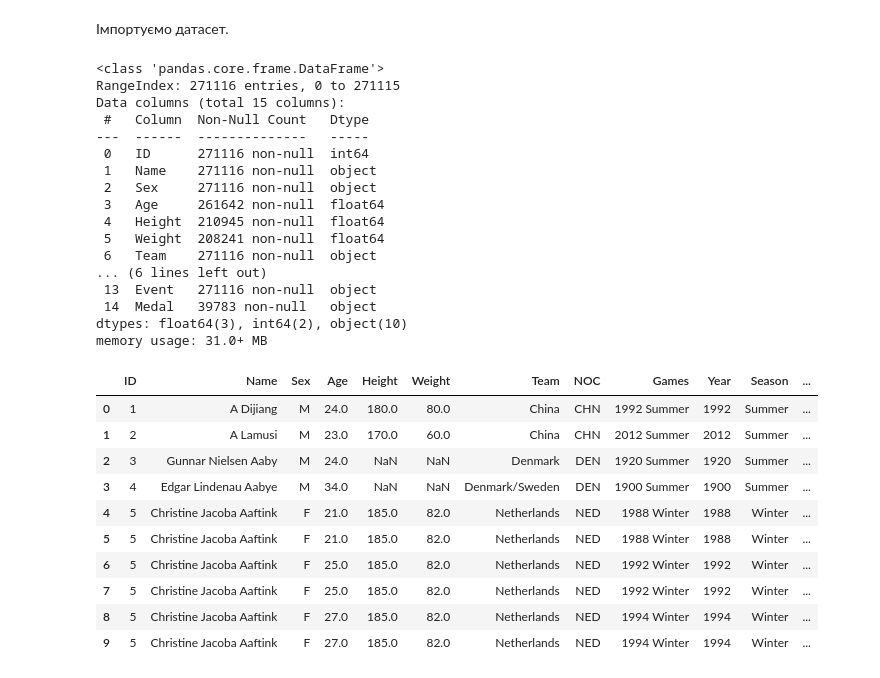
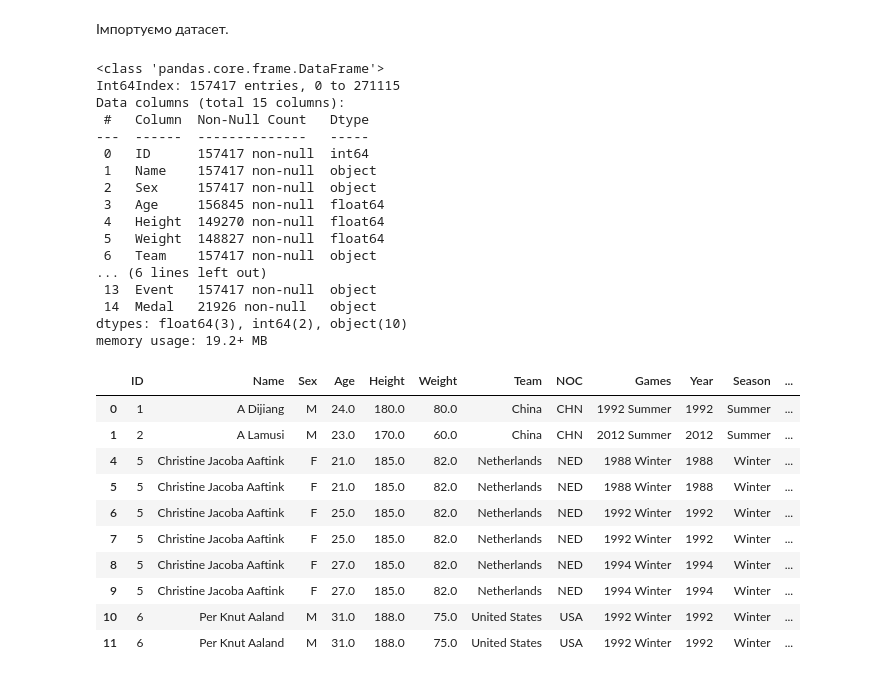
Before and after one commit to ErnestoFolting/courseWorkOlympicAnalysis, a Jupyter notebook: dataPreprocessing.ipynb, the cells around one changed output. Drawn from its saved outputs; the diff is of its cells as text; code cells hidden in the pictures.

```diff
--- a/dataPreprocessing.ipynb
+++ b/dataPreprocessing.ipynb
@@ -7,37 +7,39 @@ import pandas as pd
 # %%
 def getDataset():
     data = pd.read_csv('data/medals.csv',sep=',',encoding='cp1252')
     return data
 
 dataset = getDataset()
+
+dataset = dataset[dataset["Year"]>=1980]
 dataset.info()
 dataset.head(10)
 # %% [output]
 <class 'pandas.core.frame.DataFrame'>
-RangeIndex: 271116 entries, 0 to 271115
+Int64Index: 157417 entries, 0 to 271115
 Data columns (total 15 columns):
  #   Column  Non-Null Count   Dtype
 ---  ------  --------------   -----
- 0   ID      271116 non-null  int64
- 1   Name    271116 non-null  object
- 2   Sex     271116 non-null  object
- 3   Age     261642 non-null  float64
- 4   Height  210945 non-null  float64
- 5   Weight  208241 non-null  float64
- 6   Team    271116 non-null  object
+ 0   ID      157417 non-null  int64
+ 1   Name    157417 non-null  object
+ 2   Sex     157417 non-null  object
+ 3   Age     156845 non-null  float64
+ 4   Height  149270 non-null  float64
+ 5   Weight  148827 non-null  float64
+ 6   Team    157417 non-null  object
 ... (6 lines left out)
- 13  Event   271116 non-null  object
- 14  Medal   39783 non-null   object
+ 13  Event   157417 non-null  object
+ 14  Medal   21926 non-null   object
 dtypes: float64(3), int64(2), object(10)
-memory usage: 31.0+ MB
+memory usage: 19.2+ MB
 |  | ID | Name | Sex | Age | Height | Weight | Team | NOC | Games | Year | Season | ... |
 | 0 | 1 | A Dijiang | M | 24.0 | 180.0 | 80.0 | China | CHN | 1992 Summer | 1992 | Summer | ... |
 | 1 | 2 | A Lamusi | M | 23.0 | 170.0 | 60.0 | China | CHN | 2012 Summer | 2012 | Summer | ... |
-| 2 | 3 | Gunnar Nielsen Aaby | M | 24.0 | NaN | NaN | Denmark | DEN | 1920 Summer | 1920 | Summer | ... |
-| 3 | 4 | Edgar Lindenau Aabye | M | 34.0 | NaN | NaN | Denmark/Sweden | DEN | 1900 Summer | 1900 | Summer | ... |
 | 4 | 5 | Christine Jacoba Aaftink | F | 21.0 | 185.0 | 82.0 | Netherlands | NED | 1988 Winter | 1988 | Winter | ... |
 | 5 | 5 | Christine Jacoba Aaftink | F | 21.0 | 185.0 | 82.0 | Netherlands | NED | 1988 Winter | 1988 | Winter | ... |
 | 6 | 5 | Christine Jacoba Aaftink | F | 25.0 | 185.0 | 82.0 | Netherlands | NED | 1992 Winter | 1992 | Winter | ... |
 | 7 | 5 | Christine Jacoba Aaftink | F | 25.0 | 185.0 | 82.0 | Netherlands | NED | 1992 Winter | 1992 | Winter | ... |
 | 8 | 5 | Christine Jacoba Aaftink | F | 27.0 | 185.0 | 82.0 | Netherlands | NED | 1994 Winter | 1994 | Winter | ... |
 | 9 | 5 | Christine Jacoba Aaftink | F | 27.0 | 185.0 | 82.0 | Netherlands | NED | 1994 Winter | 1994 | Winter | ... |
+| 10 | 6 | Per Knut Aaland | M | 31.0 | 188.0 | 75.0 | United States | USA | 1992 Winter | 1992 | Winter | ... |
+| 11 | 6 | Per Knut Aaland | M | 31.0 | 188.0 | 75.0 | United States | USA | 1992 Winter | 1992 | Winter | ... |
```
Also changed, not shown: parts of 5 cells of this notebook, 1 other file.
